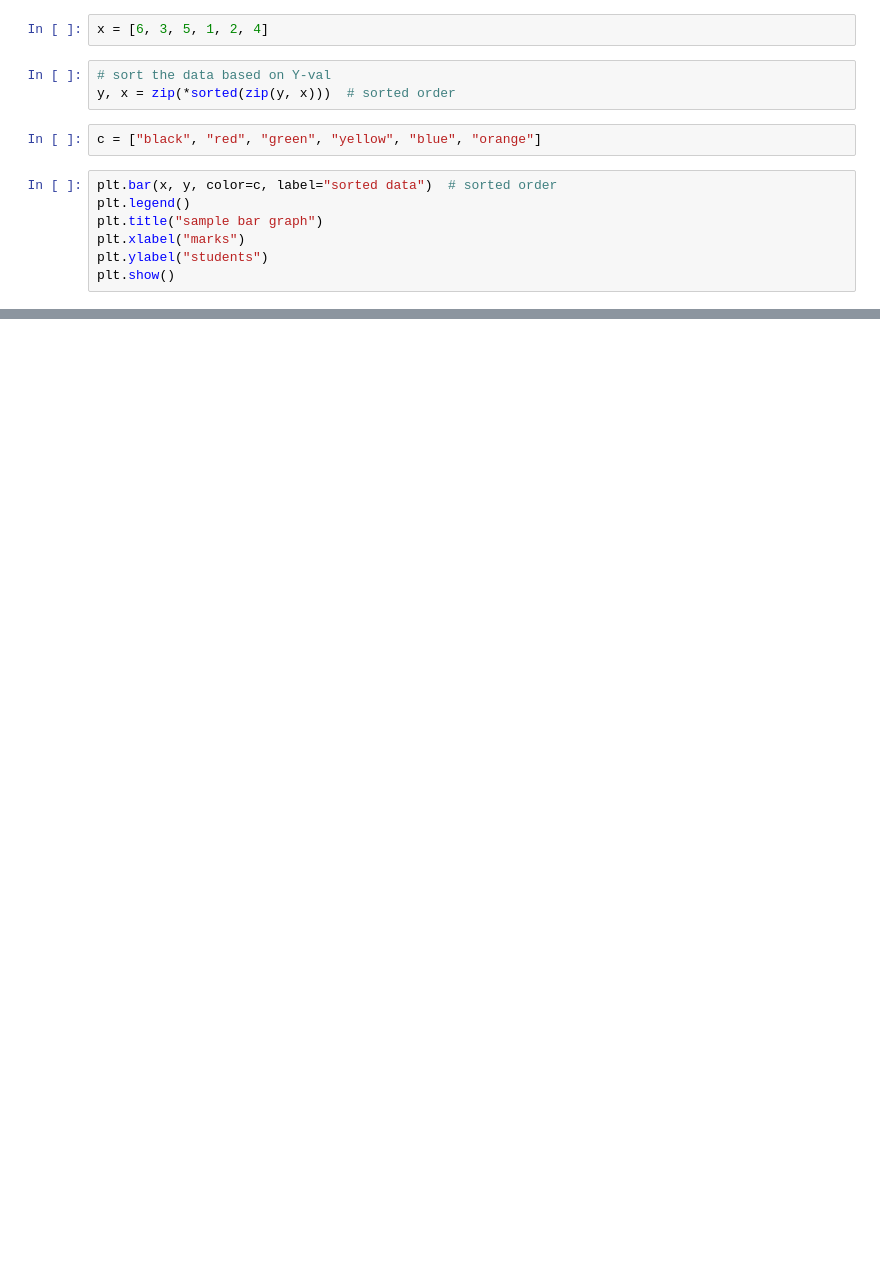
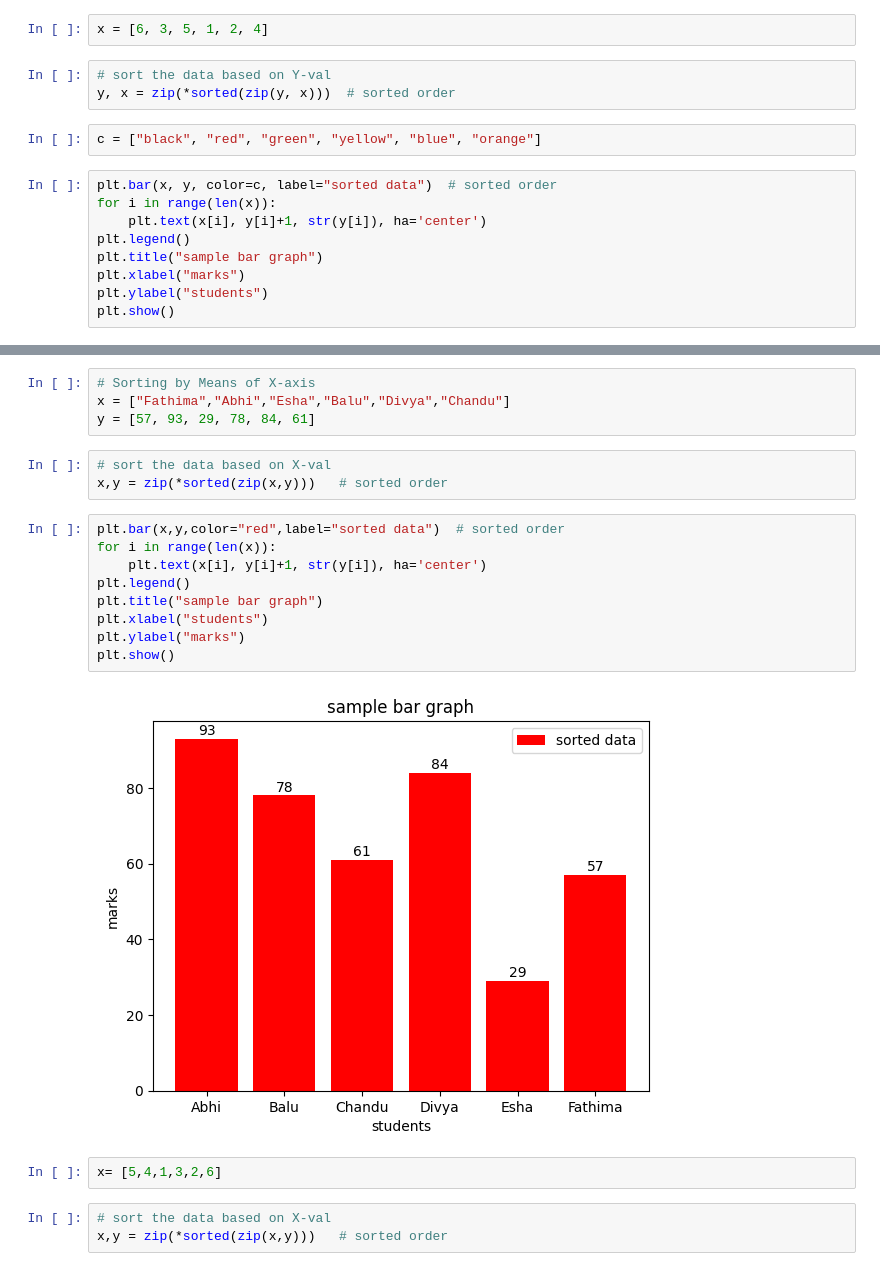
Before and after one commit to Ramesh-Bojanapu-1011/ai_python_practice, a Jupyter notebook: matlab_practice/practice1.ipynb, the cells around one changed output, grey strips where cells are left out. Saved outputs shown, nothing was run; the diff lists cells and outputs as text; blank space fills up the shorter version.

```diff
--- a/matlab_practice/practice1.ipynb
+++ b/matlab_practice/practice1.ipynb
@@ -37,6 +40,8 @@ y, x = zip(*sorted(zip(y, x)))  # sorted order
 c = ["black", "red", "green", "yellow", "blue", "orange"]
 # %%
 plt.bar(x, y, color=c, label="sorted data")  # sorted order
+for i in range(len(x)):
+    plt.text(x[i], y[i]+1, str(y[i]), ha='center')
 plt.legend()
 plt.title("sample bar graph")
 plt.xlabel("marks")
@@ -46,0 +52,23 @@ plt.show()
+# %%
+# Sorting by Means of X-axis
+x = ["Fathima","Abhi","Esha","Balu","Divya","Chandu"]
+y = [57, 93, 29, 78, 84, 61]
+# %%
+# sort the data based on X-val
+x,y = zip(*sorted(zip(x,y)))   # sorted order
+# %%
+plt.bar(x,y,color="red",label="sorted data")  # sorted order
+for i in range(len(x)):
+    plt.text(x[i], y[i]+1, str(y[i]), ha='center')
+plt.legend()
+plt.title("sample bar graph")
+plt.xlabel("students")
+plt.ylabel("marks")
+plt.show()
+# %% [output]
+[figure, added]
+# %%
+x= [5,4,1,3,2,6]
+# %%
+# sort the data based on X-val
+x,y = zip(*sorted(zip(x,y)))   # sorted order
```
Also changed, not shown: parts of 4 cells of this notebook.
